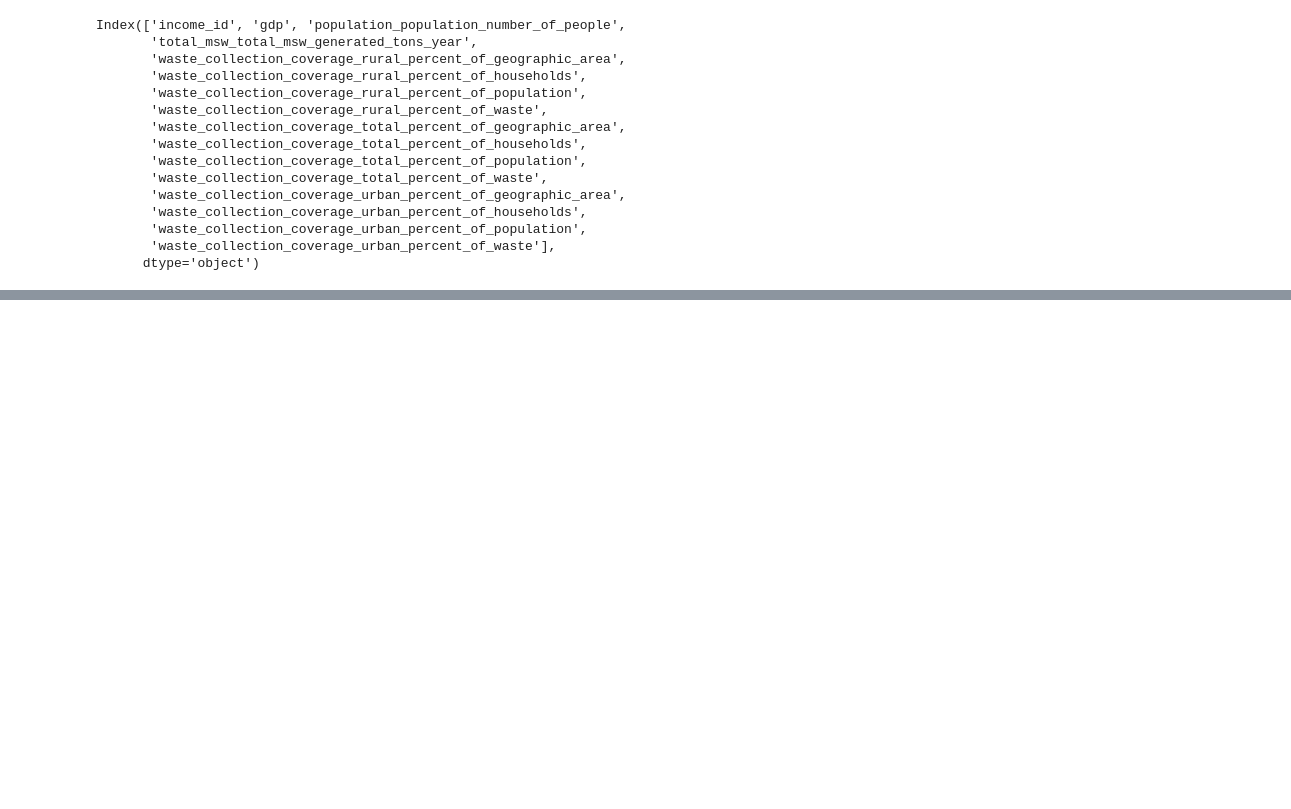
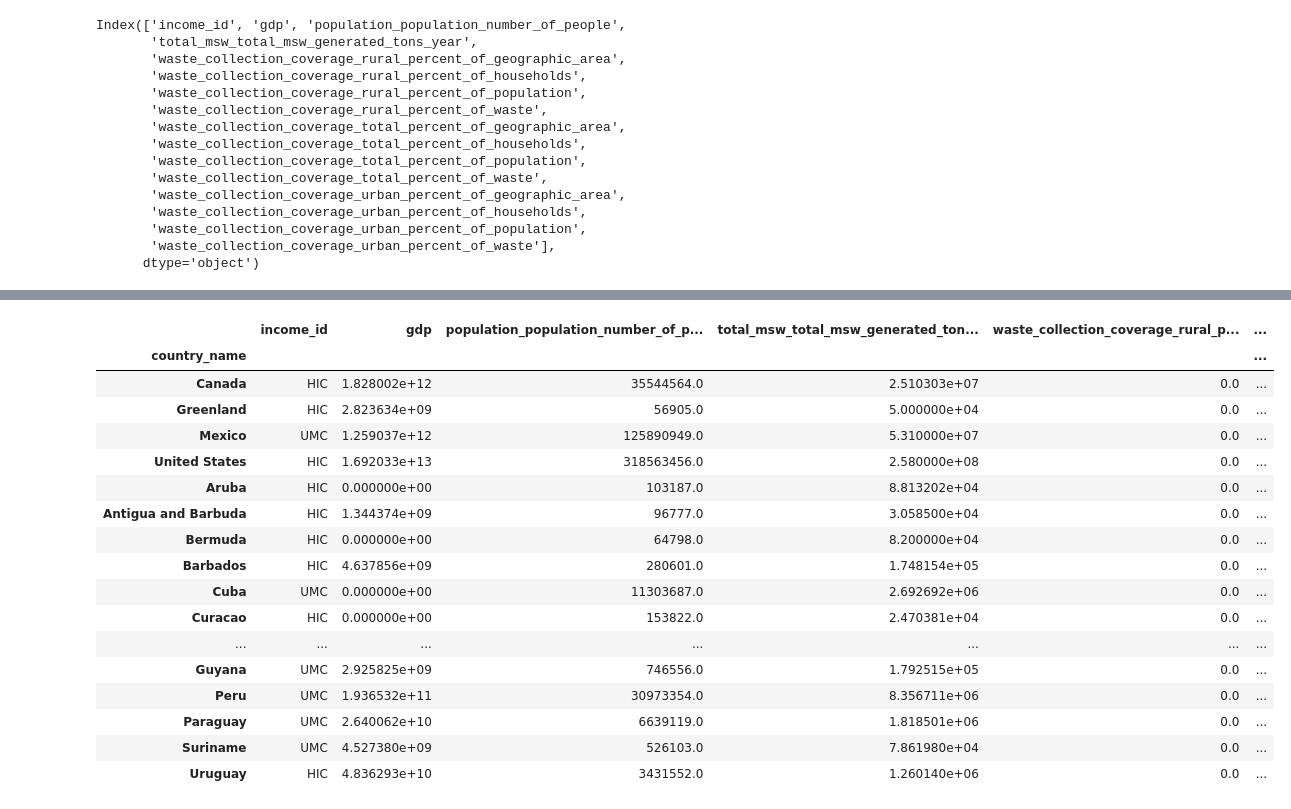
Before and after one commit to ShilpaMuralidhar/WasteManagement, a Jupyter notebook: Data_Science/Waste_Collection.ipynb, the cells around one changed output, grey strips where cells are left out. Saved outputs shown, nothing was run; the diff lists cells and outputs as text; code cells hidden in the pictures; blank space fills up the shorter version.

```diff
--- a/Data_Science/Waste_Collection.ipynb
+++ b/Data_Science/Waste_Collection.ipynb
@@ -108,0 +165,44 @@ plt.show()
+# %%
+Northern_America = Collection.loc[country_data_df['country_name'].
+            isin(['Canada', 'Greenland', 'Mexico', 'United States'])].set_index('country_name')
+
+Caribbean = Collection.loc[country_data_df['country_name'] .\
+            isin(['Anguilla', 'Antigua and Barbuda', 'Aruba', 'Bahamas', 'Barbados', 'Bermuda',
+                  'British Virgin Islands', 'Cayman Islands', 'Cuba', 'Curacao', 'Dominica', 'Dominican Republic',
+                  'Grenada', 'Guadeloupe', 'Haiti', 'Jamaica', 'Martinique', 'Montserrat', 'Puerto Rico',
+                  'St. Kitts and Nevis', 'St. Lucia', 'St. Vincent and the Grenadines',
+                  'Trinidad and Tobago', 'Virgin Islands (U.S.)'])].set_index('country_name')
+
+
+Central_America = Collection.loc[country_data_df['country_name'] .\
+             isin(['Belize', 'Costa Rica', 'El Salvador', 'Guetamala', 'Honduras', 'Nicaragua', 'Panama'])].set_index('country_name')
+
+
+South_America = Collection.loc[country_data_df['country_name'] .\
+             isin(['Argentina', 'Bolivia', 'Brazil', 'Chile', 'Columbia', 'Eucador', 'French Guiana(France)', 'Guyana',
+                  'Paraguay', 'Peru', 'Suriname', 'Uruguay', 'Venezuala'])].set_index('country_name')
+
+
+Americas = [Northern_America, Caribbean, Central_America, South_America]
+df_Americas = pd.concat(Americas)
+df_Americas.fillna(0)
+#df_Americas.drop('default_rank', axis=1)
+# %% [output]
+|  | income_id | gdp | population_population_number_of_p... | total_msw_total_msw_generated_ton... | waste_collection_coverage_rural_p... | ... |
+| country_name |  |  |  |  |  | ... |
+| Canada | HIC | 1.828002e+12 | 35544564.0 | 2.510303e+07 | 0.0 | ... |
+| Greenland | HIC | 2.823634e+09 | 56905.0 | 5.000000e+04 | 0.0 | ... |
+| Mexico | UMC | 1.259037e+12 | 125890949.0 | 5.310000e+07 | 0.0 | ... |
+| United States | HIC | 1.692033e+13 | 318563456.0 | 2.580000e+08 | 0.0 | ... |
+| Aruba | HIC | 0.000000e+00 | 103187.0 | 8.813202e+04 | 0.0 | ... |
+| Antigua and Barbuda | HIC | 1.344374e+09 | 96777.0 | 3.058500e+04 | 0.0 | ... |
+| Bermuda | HIC | 0.000000e+00 | 64798.0 | 8.200000e+04 | 0.0 | ... |
+| Barbados | HIC | 4.637856e+09 | 280601.0 | 1.748154e+05 | 0.0 | ... |
+| Cuba | UMC | 0.000000e+00 | 11303687.0 | 2.692692e+06 | 0.0 | ... |
+| Curacao | HIC | 0.000000e+00 | 153822.0 | 2.470381e+04 | 0.0 | ... |
+| ... | ... | ... | ... | ... | ... | ... |
+| Guyana | UMC | 2.925825e+09 | 746556.0 | 1.792515e+05 | 0.0 | ... |
+| Peru | UMC | 1.936532e+11 | 30973354.0 | 8.356711e+06 | 0.0 | ... |
+| Paraguay | UMC | 2.640062e+10 | 6639119.0 | 1.818501e+06 | 0.0 | ... |
+| Suriname | UMC | 4.527380e+09 | 526103.0 | 7.861980e+04 | 0.0 | ... |
+| Uruguay | HIC | 4.836293e+10 | 3431552.0 | 1.260140e+06 | 0.0 | ... |
```
Also changed, not shown: parts of 8 cells of this notebook, 1 other file.
